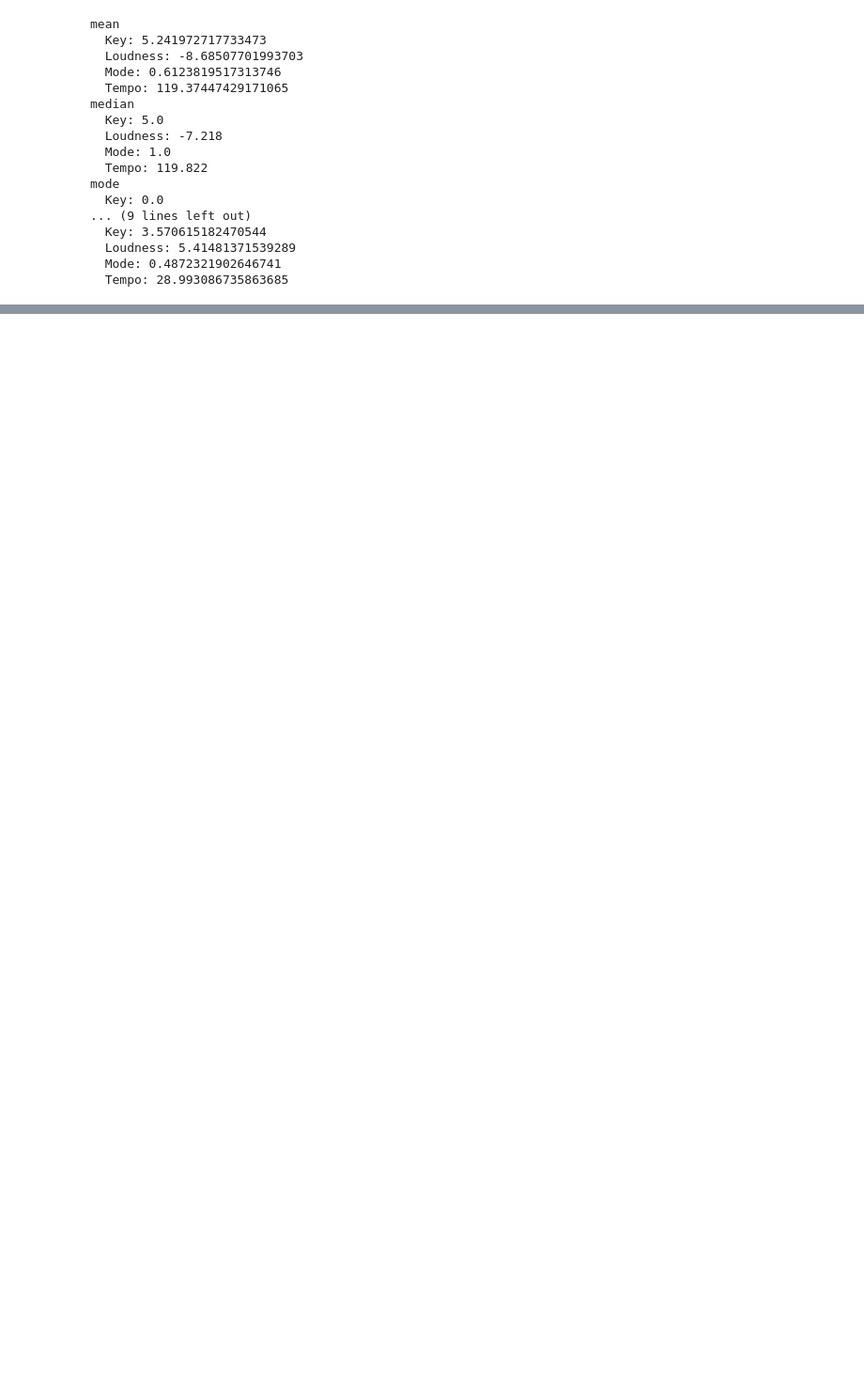
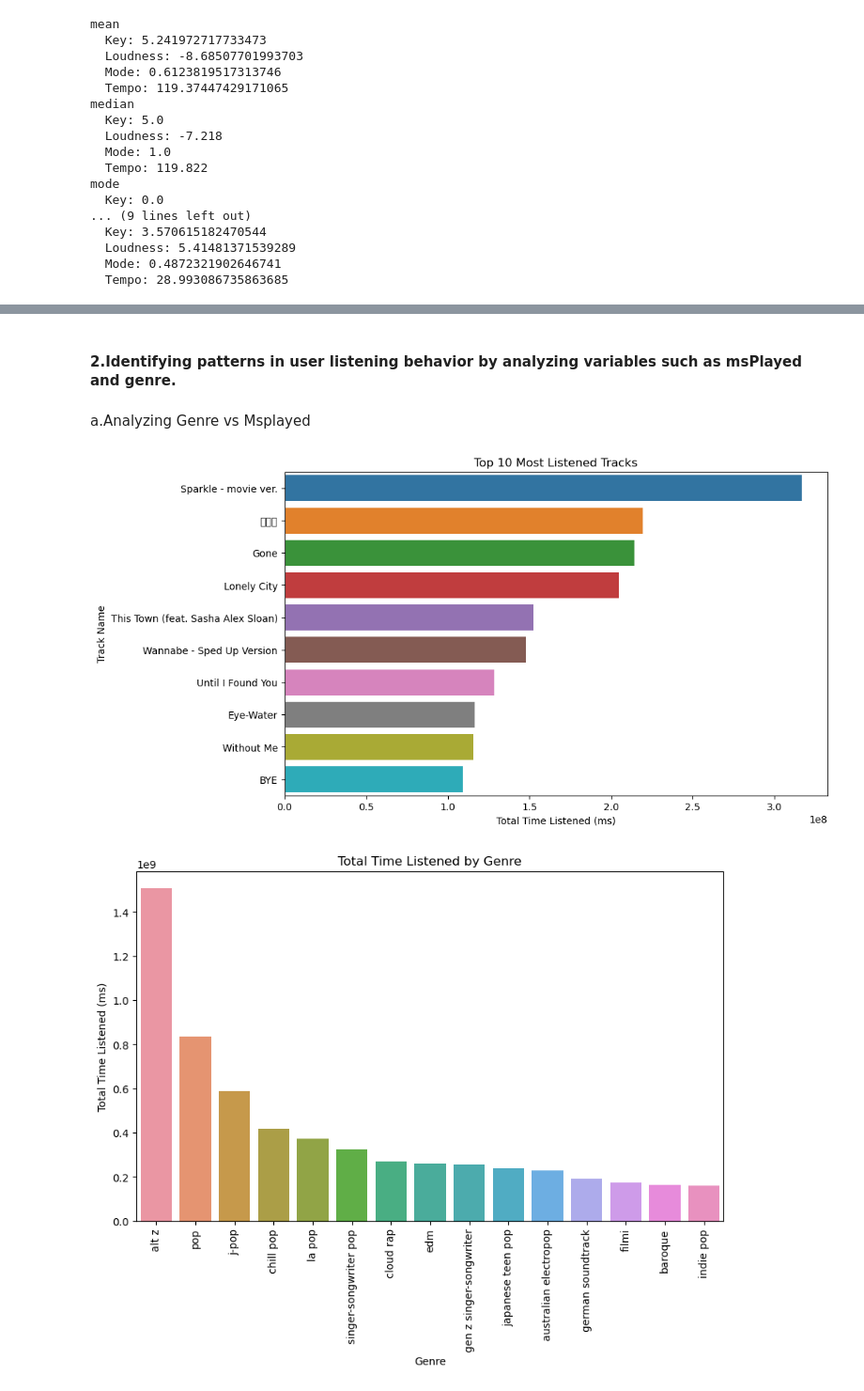
Before and after one commit to George-Mbugua/Music-Analysis, a Jupyter notebook: Music-Analysis.ipynb, the cells around one changed output, grey strips where cells are left out. Shown at 94% size. Cells and saved outputs as stored; diff of their text form; code cells hidden in the pictures; blank space fills up the shorter version.

```diff
--- a/Music-Analysis.ipynb
+++ b/Music-Analysis.ipynb
@@ -563,0 +481,32 @@ plt.show()
+# %% [markdown]
+#### 2.Identifying patterns in user listening behavior by analyzing variables such as msPlayed and genre.
+# %% [markdown]
+a.Analyzing  Genre vs Msplayed
+# %%
+# Calculate the total time listened for each track
+total_time_by_track = music.groupby('Trackname')['Msplayed'].sum()
+
+# Plot the top 10 most listened tracks
+top_tracks = total_time_by_track.sort_values(ascending=False).head(10)
+plt.figure(figsize=(10, 6))
+sns.barplot(x=top_tracks.values, y=top_tracks.index, orient='h')
+plt.title('Top 10 Most Listened Tracks')
+plt.xlabel('Total Time Listened (ms)')
+plt.ylabel('Track Name')
+plt.show()
+
+# Calculate the total time listened for each genre
+total_time_by_genre = music.groupby('Genre')['Msplayed'].sum()
+total_time_by_genre = total_time_by_genre.sort_values(ascending=False).head(15)
+
+# Plot the total time listened for each genre
+plt.figure(figsize=(10, 6))
+sns.barplot(x=total_time_by_genre.index, y=total_time_by_genre.values)
+plt.title('Total Time Listened by Genre')
+plt.xlabel('Genre')
+plt.xticks(rotation=90)
+plt.ylabel('Total Time Listened (ms)')
+plt.show()
+# %% [output]
+[figure, added]
+[figure, added]
```
Also changed, not shown: parts of 12 cells of this notebook.
